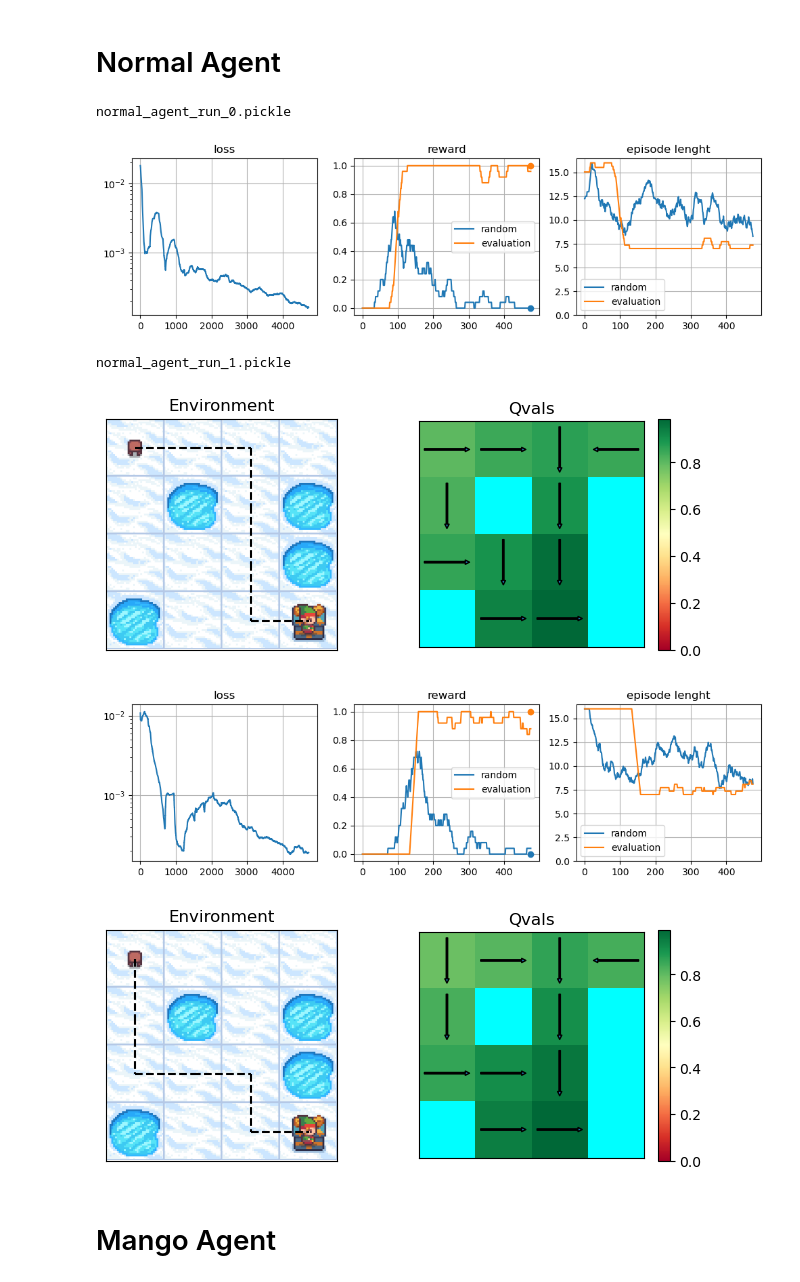
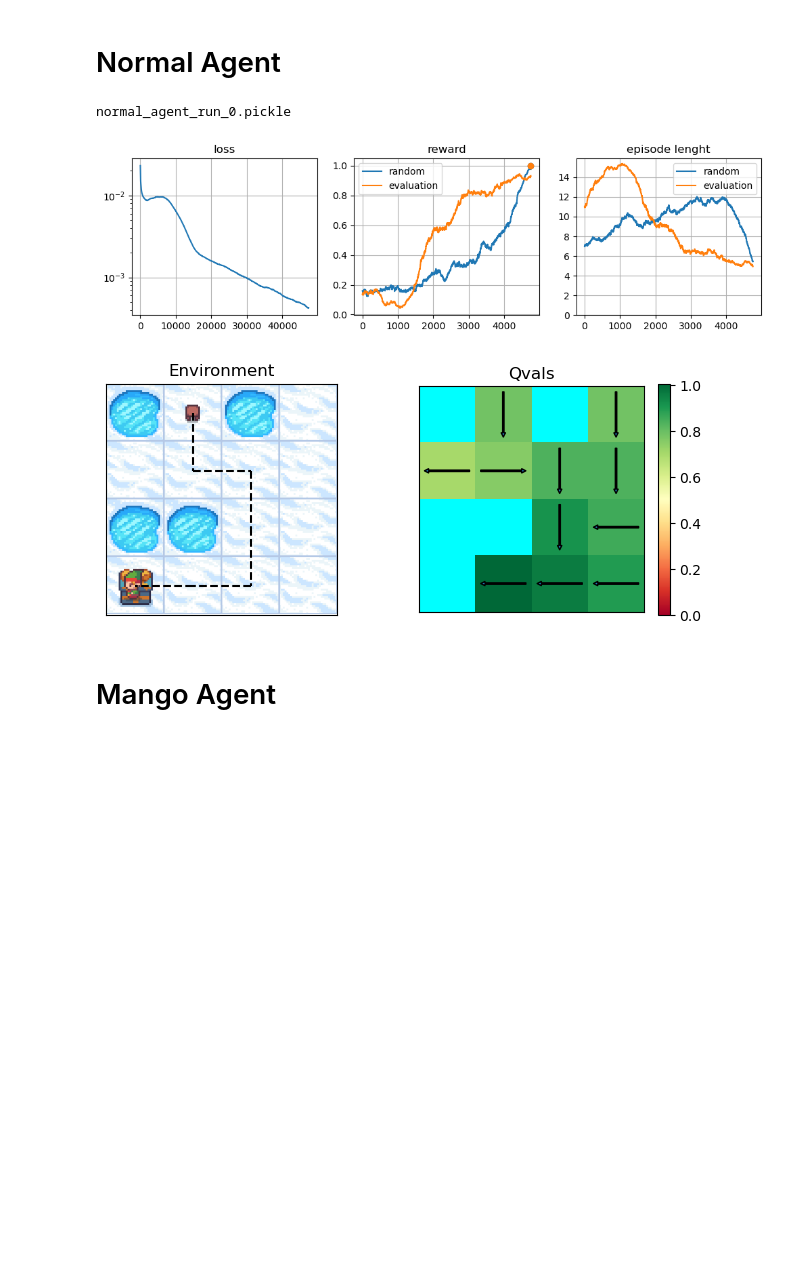
Before and after one commit to davidesartor/MANGO-lite, a Jupyter notebook: frozen_lake_tests/visualizations.ipynb, the cells around one changed output. Drawn from its saved outputs; the diff is of its cells as text; code cells hidden in the pictures; blank space fills up the shorter version.

```diff
--- a/frozen_lake_tests/visualizations.ipynb
+++ b/frozen_lake_tests/visualizations.ipynb
@@ -10,30 +10,27 @@ c:\Users\dsart\OneDrive\Desktop\Projects\MANGO\MANGO-lite
 # %%
 # parameters for the environment
 map_scale = 2
-p_frozen = None
+p_frozen = 0.8
 dir_path = utils_save.path_to_save_dir(map_scale, p_frozen)
 # %% [markdown]
 # Normal Agent
 # %%
 # load agent models one by one
-for filename in tqdm(os.listdir(dir_path + "models/")):
+for filename in os.listdir(dir_path + "models/"):
     if not filename.startswith("normal_agent"):
         continue
     print(filename)
     agent = utils_save.load_from_file(dir_path + "models/" + filename)
     utils_plot.plot_normal_agent_loss_reward(agent, save_path=dir_path + f"normal_agent_training.pdf")
     agent.reset()
     trajectory, rewards = agent.run_episode(randomness=0.0, episode_length=4**map_scale)
     frozen_lake.plot_utils.plot_all_qvals_normal_agent(
         agent, trajectory, save_path=dir_path + f"normal_agent_qvals.pdf"
     )
 # %% [output]
 normal_agent_run_0.pickle
-[figure, old version]
+[figure, new version]
-normal_agent_run_1.pickle
-[figure, old version]
+[figure, new version]
-[figure, removed]
-[figure, removed]
 # %% [markdown]
 # Mango Agent
 # %%
```
Also changed, not shown: parts of 1 cell of this notebook, 21 other files.
